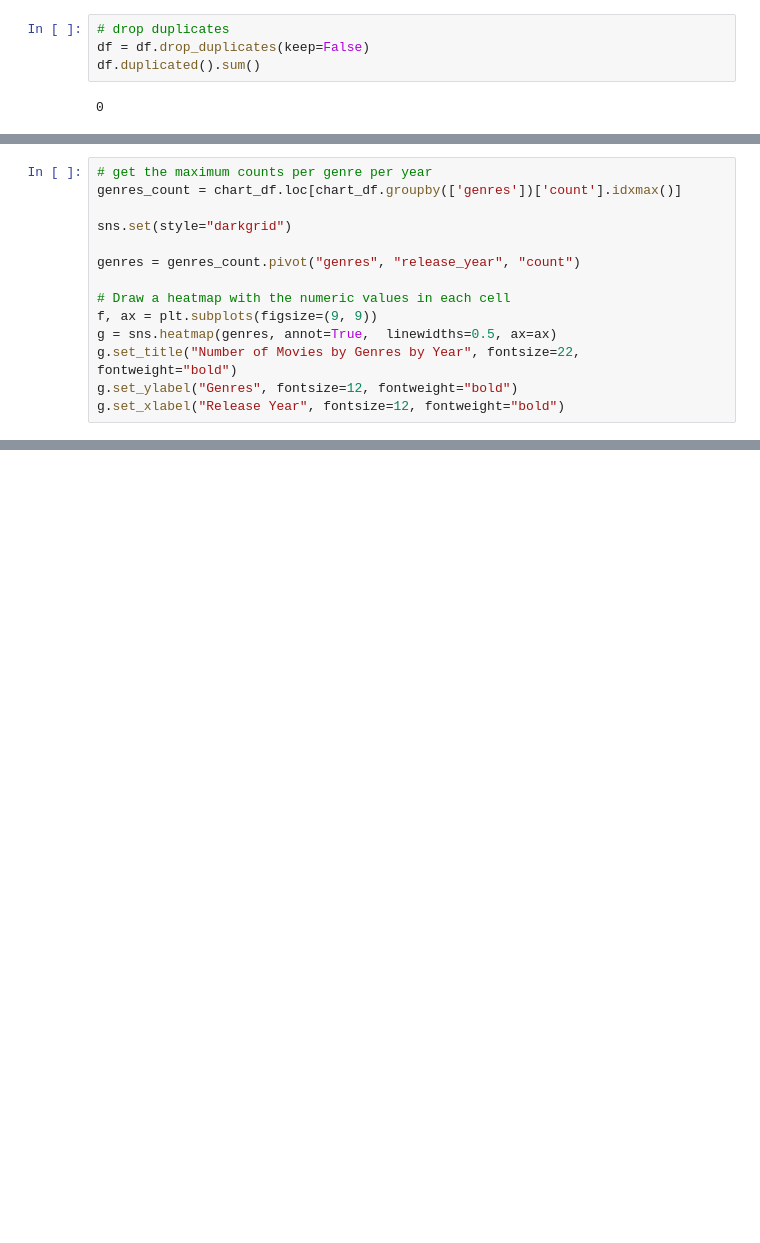
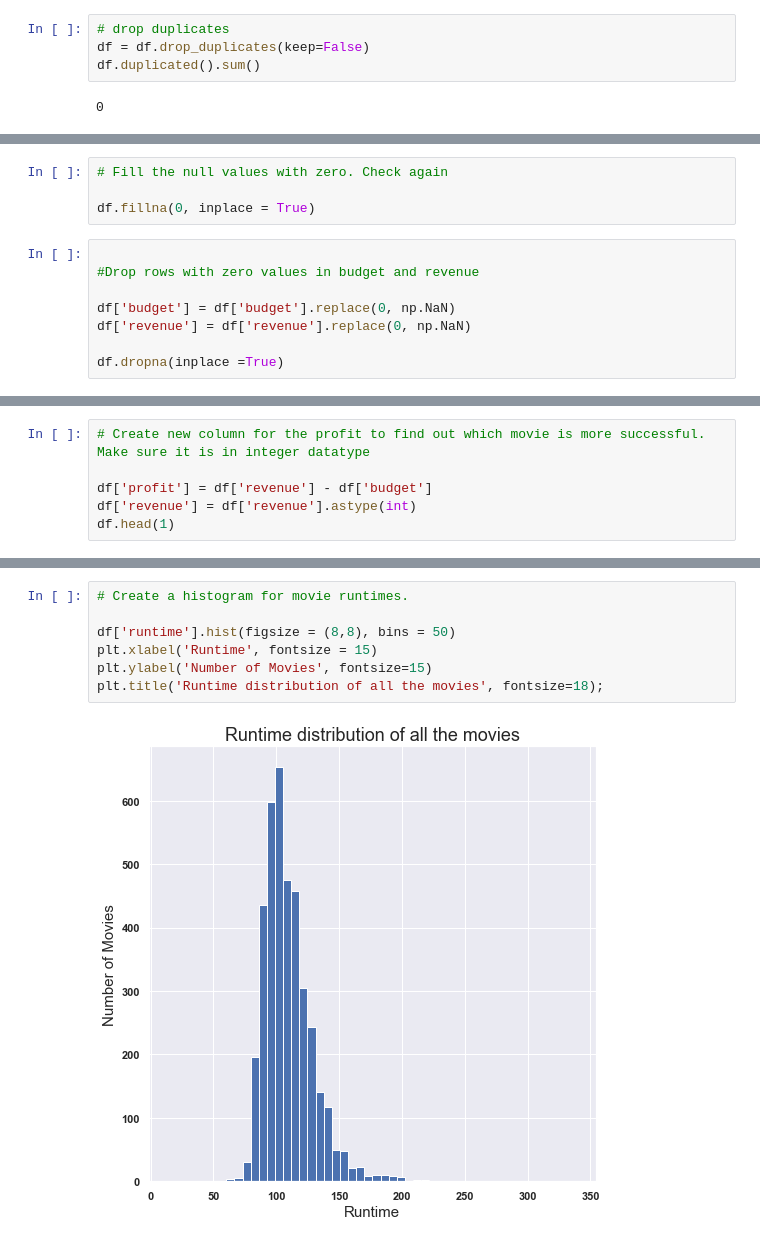
Before and after one commit to connectaditya/Data-Analyst-Nanodegree, a Jupyter notebook: Investigate_a_Dataset/Investigate_a_Dataset.ipynb, the cells around one changed output, grey strips where cells are left out. Drawn from its saved outputs; the diff is of its cells as text; blank space fills up the shorter version.

```diff
--- a/Investigate_a_Dataset/Investigate_a_Dataset.ipynb
+++ b/Investigate_a_Dataset/Investigate_a_Dataset.ipynb
@@ -372,14 +147,0 @@ plt.xticks(rotation=90);
-# %%
-# get the maximum counts per genre per year
-genres_count = chart_df.loc[chart_df.groupby(['genres'])['count'].idxmax()]
-
-sns.set(style="darkgrid")
-
-genres = genres_count.pivot("genres", "release_year", "count")
-
-# Draw a heatmap with the numeric values in each cell
-f, ax = plt.subplots(figsize=(9, 9))
-g = sns.heatmap(genres, annot=True,  linewidths=0.5, ax=ax)
-g.set_title("Number of Movies by Genres by Year", fontsize=22, fontweight="bold")
-g.set_ylabel("Genres", fontsize=12, fontweight="bold")
-g.set_xlabel("Release Year", fontsize=12, fontweight="bold")
@@ -511,0 +163,12 @@ call(['python', '-m', 'nbconvert', 'Investigate_a_Dataset.ipynb'])
+# %%
+# Fill the null values with zero. Check again
+
+df.fillna(0, inplace = True)
+# %%
+
+#Drop rows with zero values in budget and revenue
+
+df['budget'] = df['budget'].replace(0, np.NaN)
+df['revenue'] = df['revenue'].replace(0, np.NaN)
+
+df.dropna(inplace =True)
@@ -511,0 +198,6 @@ call(['python', '-m', 'nbconvert', 'Investigate_a_Dataset.ipynb'])
+# %%
+# Create new column for the profit to find out which movie is more successful. Make sure it is in integer datatype
+
+df['profit'] = df['revenue'] - df['budget']
+df['revenue'] = df['revenue'].astype(int)
+df.head(1)
@@ -511,0 +318,9 @@ call(['python', '-m', 'nbconvert', 'Investigate_a_Dataset.ipynb'])
+# %%
+# Create a histogram for movie runtimes.
+
+df['runtime'].hist(figsize = (8,8), bins = 50)
+plt.xlabel('Runtime', fontsize = 15)
+plt.ylabel('Number of Movies', fontsize=15)
+plt.title('Runtime distribution of all the movies', fontsize=18);
+# %% [output]
+[figure, added]
```
Also changed, not shown: parts of 80 cells of this notebook, 1 other file.
